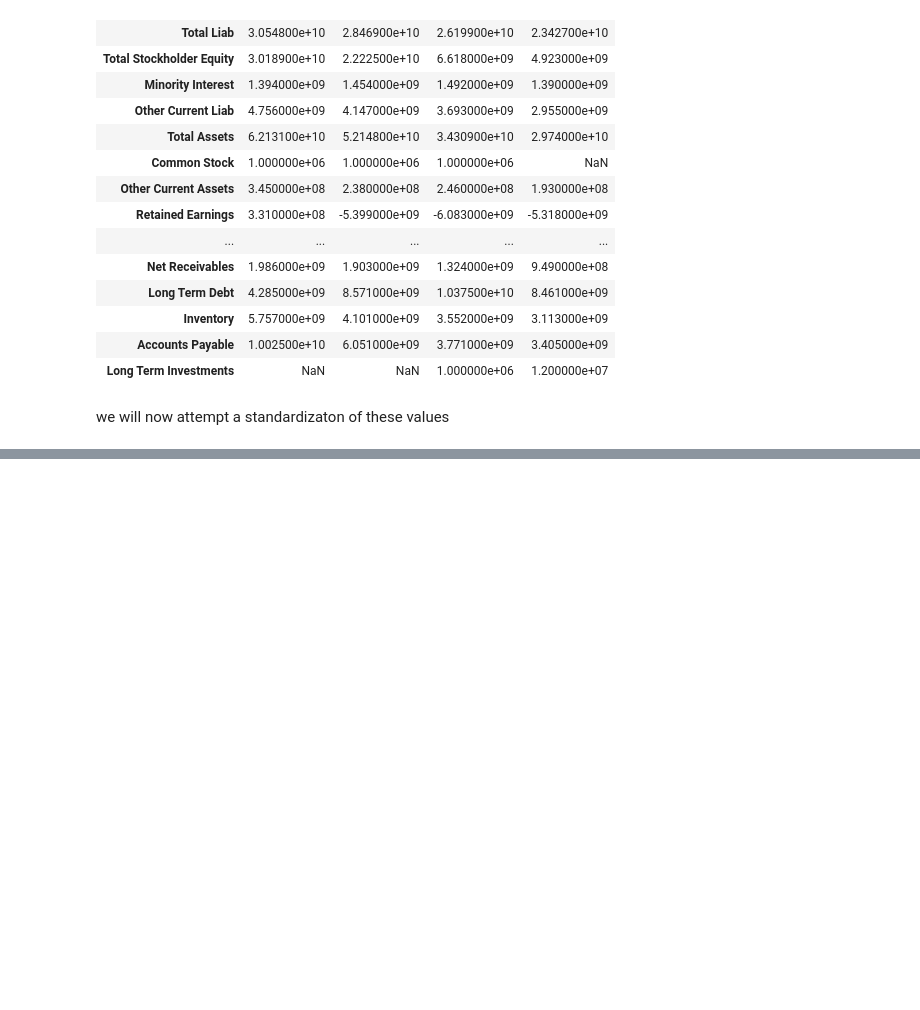
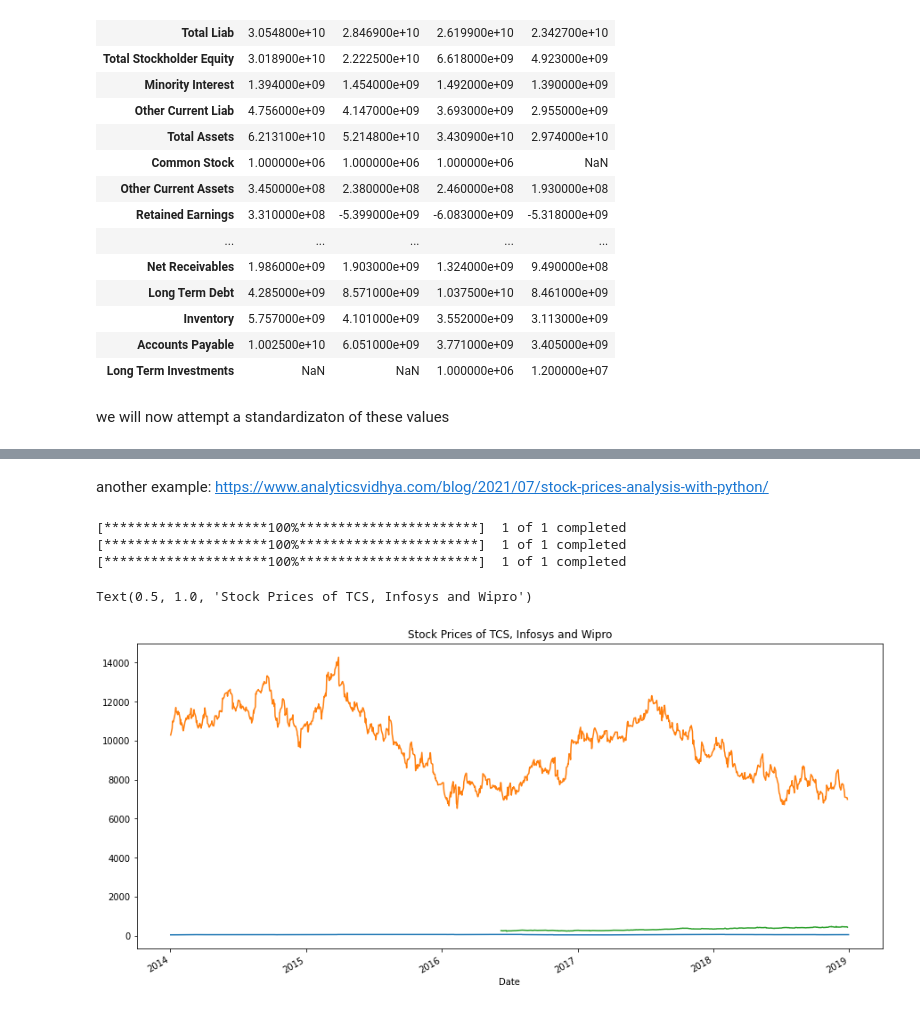
Before and after one commit to kathuman/Python-Experiments, a Jupyter notebook: 220215_financial_scrapping.ipynb, the cells around one changed output, grey strips where cells are left out. Saved outputs shown, nothing was run; the diff lists cells and outputs as text; code cells hidden in the pictures; blank space fills up the shorter version.

```diff
--- a/220215_financial_scrapping.ipynb
+++ b/220215_financial_scrapping.ipynb
@@ -146,0 +132,2 @@ pd.Series(normalized2.flatten()).plot(title="iShares Gold Producers")
+# %% [markdown]
+another example: https://www.analyticsvidhya.com/blog/2021/07/stock-prices-analysis-with-python/
@@ -146,0 +143,18 @@ pd.Series(normalized2.flatten()).plot(title="iShares Gold Producers")
+# %%
+start = "2014-01-01"
+end = '2019-1-01'
+tcs = yf.download('NVO',start,end)
+infy = yf.download('MAERSK-B.CO',start,end)
+wipro = yf.download('ORSTED.CO',start,end)
+# %% [output]
+[*********************100%***********************]  1 of 1 completed
+[*********************100%***********************]  1 of 1 completed
+[*********************100%***********************]  1 of 1 completed
+# %%
+tcs['Open'].plot(label = 'TCS', figsize = (15,7))
+infy['Open'].plot(label = "Infosys")
+wipro['Open'].plot(label = 'Wipro')
+plt.title('Stock Prices of TCS, Infosys and Wipro')
+# %% [output]
+Text(0.5, 1.0, 'Stock Prices of TCS, Infosys and Wipro')
+[figure, added]
```
Also changed, not shown: parts of 11 cells of this notebook.
